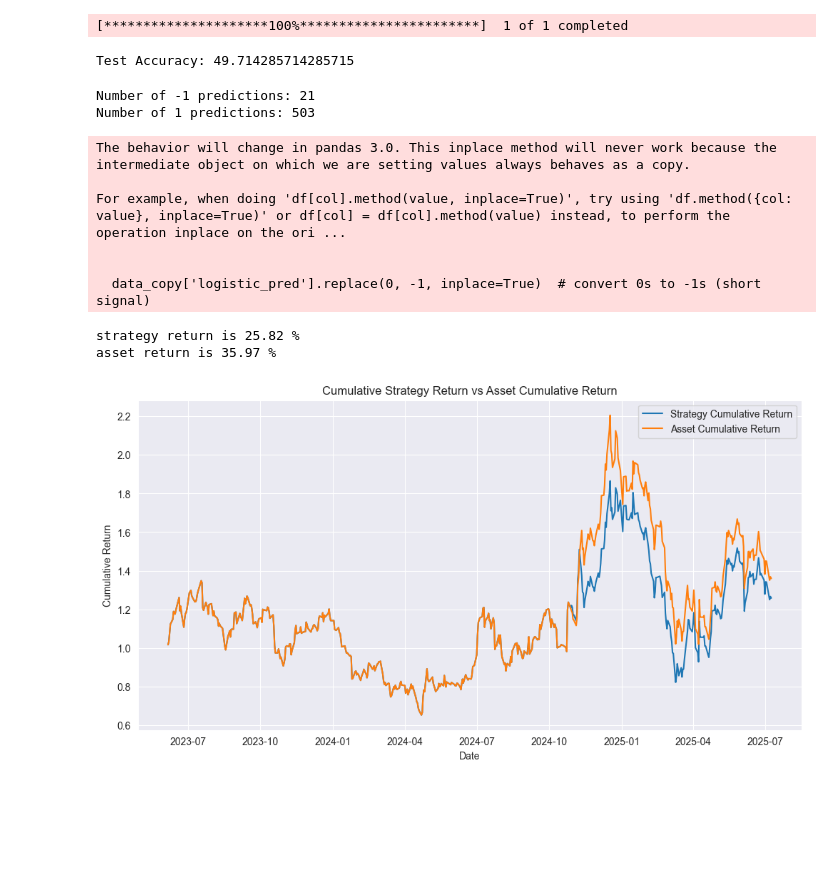
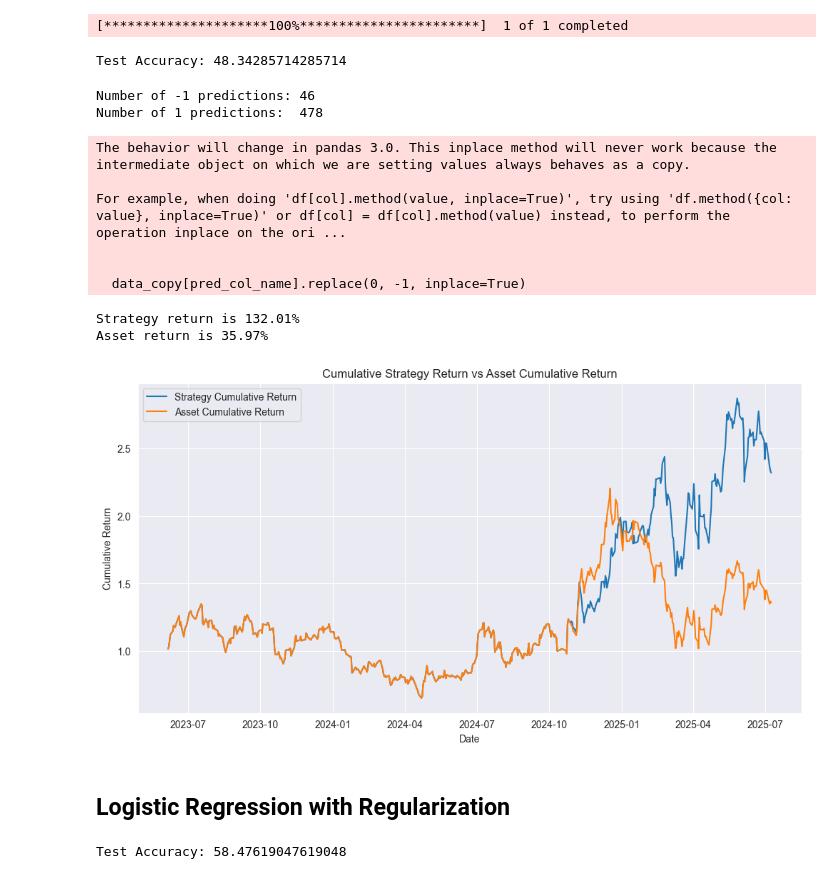
Before and after one commit to eliashuber2401/Machine-Learning-Project-Finance, a Jupyter notebook: Project main/Predictor - copy 2.ipynb, the cells around one changed output. Cells and saved outputs as stored; diff of their text form; code cells hidden in the pictures; blank space fills up the shorter version.

Commit message:
experiment added and functions implemented

```diff
--- a/Project main/Predictor - copy 2.ipynb
+++ b/Project main/Predictor - copy 2.ipynb
@@ -1086,10 +1113,10 @@ X_test = standardize(X_test)
 [*********************100%***********************]  1 of 1 completed
 # %%
 # Model Training
-w = [0]*X.shape[1]
+w = [0]*X_spy_reg.shape[1]
 b = 0
 optimizer = GDOptimizer(learning_rate=1e-4)
 logistic_regression = LogisticRegression(w, b, optimizer)
-metrics_history = logistic_regression.fit(X_train, Y_train, num_epochs=50000, batch_size=len(X_train))
+metrics_history = logistic_regression.fit(X_spy_reg_train, Y_spy_reg_train, num_epochs=50000, batch_size=len(X_spy_reg_train))
 # %%
 #Test Accuracy
@@ -1154,70 +1160,49 @@ plt.show()
 Reuse of the trained Logistic model based on SPY and implement it on TSLA
 # %%
 # Data Processing
-data = fetch_data('TSLA', '2015-01-01', '2025-07-12')
+data_tsla_reg = fetch_data('TSLA', '2015-01-01', '2025-07-12')
 train_frac = 0.8
-X, Y, X_train, Y_train, X_test, Y_test, data = return_data_daily_return(data, target_type='Target_Sign', train_frac=train_frac, features='whole')
-X = standardize(X)
-X_train = standardize(X_train)
-X_test = standardize(X_test)
+X_tsla_reg, Y_tsla_reg, X_tsla_reg_train, Y_tsla_reg_train, X_tsla_reg_test, Y_tsla_reg_test, data_tsla_reg = return_data_daily_return(data_tsla_reg, target_type='Target_Sign', train_frac=train_frac, features='whole')
+X_tsla_reg = standardize(X_tsla_reg)
+X_tsla_reg_train = standardize(X_tsla_reg_train)
+X_tsla_reg_test = standardize(X_tsla_reg_test)
 # %% [output]
 [*********************100%***********************]  1 of 1 completed
 # %%
 # Model Transfer and Evaluation
-y_pred = logistic_regression(X)
-test_acc = binary_accuracy(y_pred, Y, class_labels=[0, 1])
+y_pred_tsla_reg = logistic_regression(X_tsla_reg)
+test_acc = binary_accuracy(y_pred_tsla_reg, Y_tsla_reg, class_labels=[0, 1])
 print("Test Accuracy:", test_acc)
 # %% [output]
-Test Accuracy: 49.714285714285715
+Test Accuracy: 48.34285714285714
 # %%
-# Data Processing for Trading (Logistic Regression)
-data_copy = data.copy()  # create a fresh copy to avoid modifying original data
-
-y_pred_test = logistic_regression(X_test)  # generate predictions
-
-split_idx = int(round(train_frac * len(data_copy)))
-test_indices = data_copy.index[split_idx:]
-
-data_copy['logistic_pred'] = np.nan  # initialize prediction column
-data_copy.loc[test_indices, 'logistic_pred'] = y_pred_test  # assign predictions
-
-data_copy['logistic_pred'] = data_copy['logistic_pred'].shift(1)  # shift to avoid lookahead bias
-data_copy.dropna(inplace=True)  # remove any NaNs introduced by shifting
-
-data_copy['logistic_pred'].replace(0, -1, inplace=True)  # convert 0s to -1s (short signal)
-
-# Print prediction summary
-print("Number of -1 predictions:", (data_copy['logistic_pred'] == -1).sum())
-print("Number of 1 predictions:", (data_copy['logistic_pred'] == 1).sum())
+data_processed_tsla_reg = process_predictions(data_tsla_reg, logistic_regression(X_tsla_reg_test),train_frac,pred_col_name = 'logistic_pred',logistic = True)
 # %% [output]
-Number of -1 predictions: 21
-Number of 1 predictions: 503
+Number of -1 predictions: 46
+Number of 1 predictions:  478
 The behavior will change in pandas 3.0. This inplace method will never work because the intermediate object on which we are setting values always behaves as a copy.
 
 For example, when doing 'df[col].method(value, inplace=True)', try using 'df.method({col: value}, inplace=True)' or df[col] = df[col].method(value) instead, to perform the operation inplace on the ori ...
 
 
-  data_copy['logistic_pred'].replace(0, -1, inplace=True)  # convert 0s to -1s (short signal)
+  data_copy[pred_col_name].replace(0, -1, inplace=True)
 # %%
-# Calculate strategy and asset returns
-data_copy['strategy_return'] = data_copy['Daily_Return'] * data_copy['logistic_pred']
-data_copy['cumulative_strategy'] = (1 + data_copy['strategy_return']).cumprod()
-data_copy['cumulative_asset'] = (1 + data_copy['Daily_Return']).cumprod()
-print("strategy return is", round(data_copy['cumulative_strategy'].iloc[-1]-1,4)*100, "%")
-print("asset return is", round(data_copy['cumulative_asset'].iloc[-1]-1,4)*100, "%")
+data_with_returns_tsla_reg = calculate_returns(data_processed_tsla_reg, pred_col='logistic_pred', return_col='Daily_Return')
 # %% [output]
-strategy return is 25.82 %
-asset return is 35.97 %
+Strategy return is 132.01%
+Asset return is 35.97%
 # %%
 # Plot
 plt.figure(figsize=(12, 6))
-plt.plot(data_copy['Date'], data_copy['cumulative_strategy'], label='Strategy Cumulative Return')
-plt.plot(data_copy['Date'], data_copy['cumulative_asset'], label='Asset Cumulative Return')
+plt.plot(data_with_returns_tsla_reg['Date'], data_with_returns_tsla_reg['cumulative_strategy'], label='Strategy Cumulative Return')
+plt.plot(data_with_returns_tsla_reg['Date'], data_with_returns_tsla_reg['cumulative_asset'], label='Asset Cumulative Return')
 plt.xlabel('Date')
 plt.ylabel('Cumulative Return')
 plt.title('Cumulative Strategy Return vs Asset Cumulative Return')
 plt.legend()
 plt.grid(True)
 plt.show()
 # %% [output]
-[figure, old version]
+[figure, new version]
+# %% [markdown]
+## Logistic Regression with Regularization
@@ -1223,0 +1216,7 @@ plt.show()
+# %%
+#Test Accuracy
+y_pred_test_spy_reg_experiment = logistic_regression(X_spy_reg_test)
+test_acc = binary_accuracy(y_pred_test_spy_reg, Y_spy_reg_test, class_labels=[0, 1])
+print("Test Accuracy:", test_acc)
+# %% [output]
+Test Accuracy: 58.47619047619048
```
Also changed, not shown: parts of 22 cells of this notebook.
